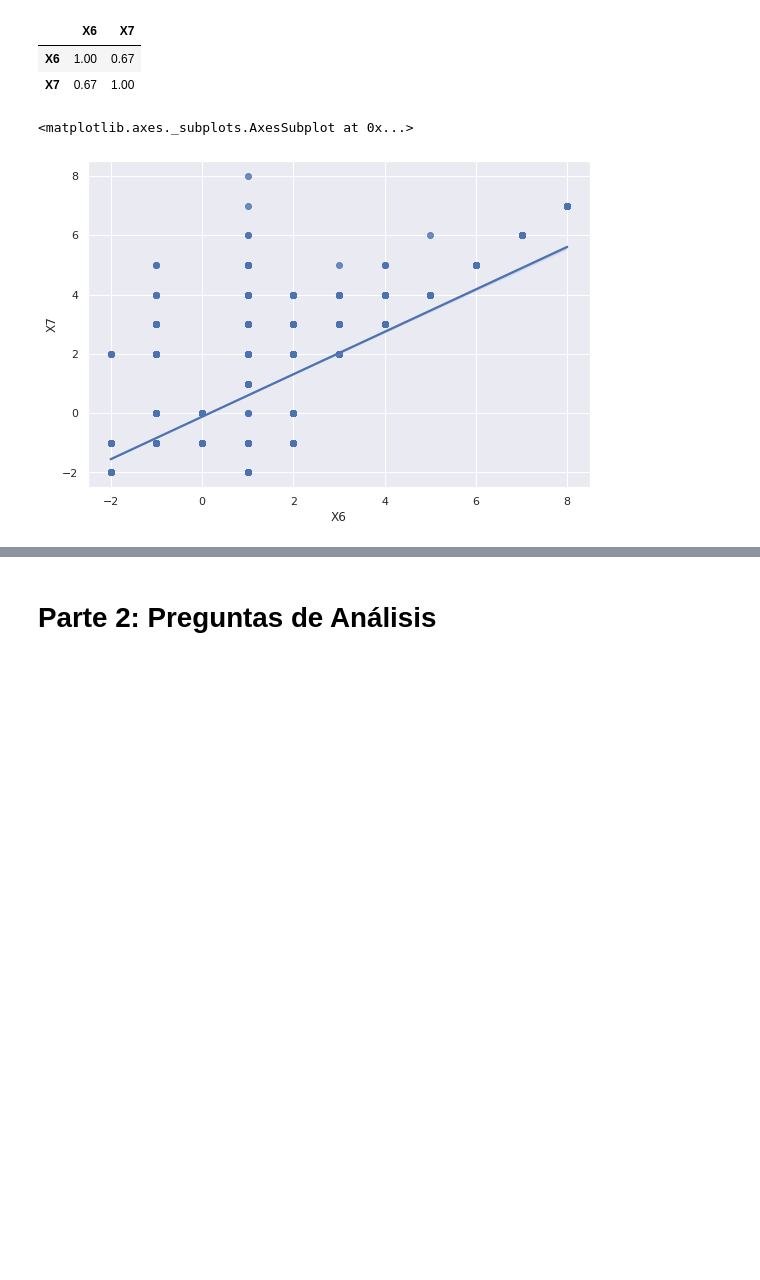
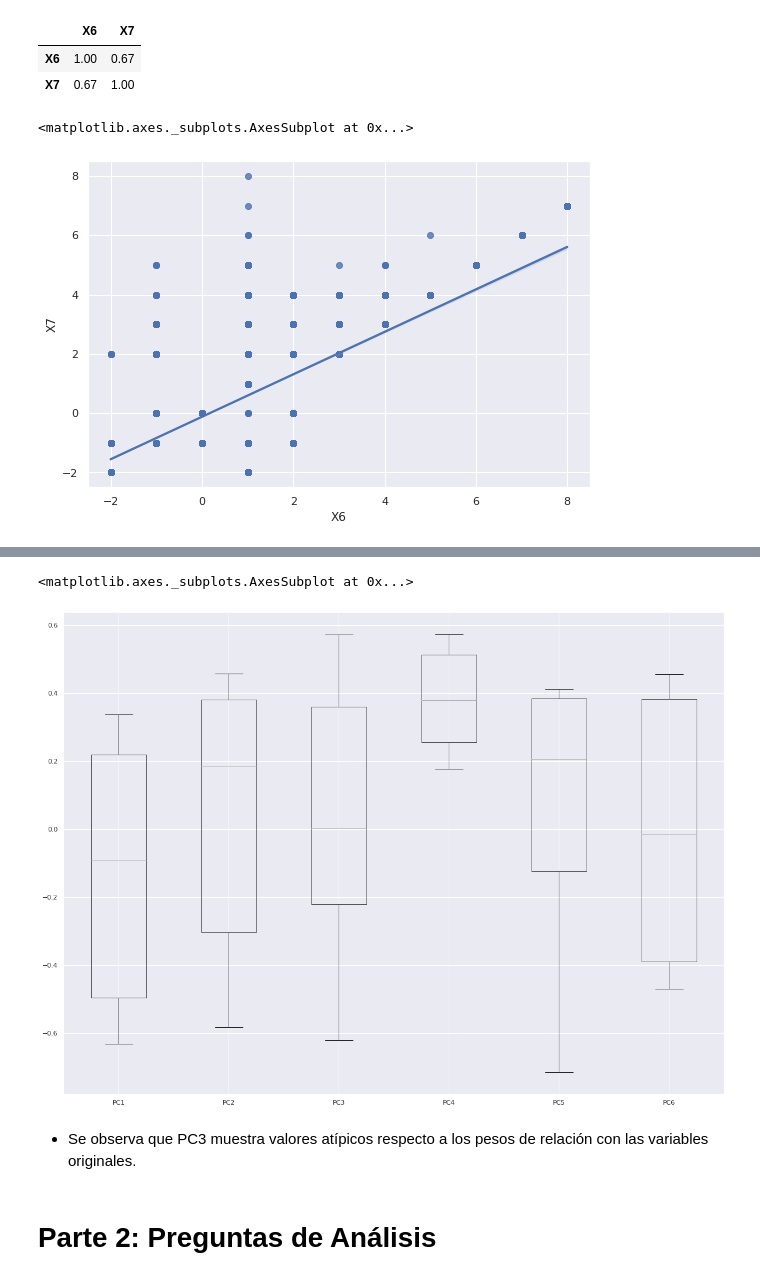
Before and after one commit to PosgradoMNA/actividades-de-aprendizaje-rzunick, a Jupyter notebook: Semana_4_Actividad_1_Practica_PCA_Ronald_Zuniga_A01686240.ipynb, the cells around one changed output, grey strips where cells are left out. Cells and saved outputs as stored; diff of their text form; code cells hidden in the pictures; blank space fills up the shorter version.

```diff
--- a/Semana_4_Actividad_1_Practica_PCA_Ronald_Zuniga_A01686240.ipynb
+++ b/Semana_4_Actividad_1_Practica_PCA_Ronald_Zuniga_A01686240.ipynb
@@ -251,0 +272,5 @@ Considerando la anterior, observamos que si eliminamos `z2 = PC2` mantendríamos
+# %%
+# Calculo de PCA
+pcs = PCA()
+pcs_t = pcs.fit_transform(df_num)
+pcs_t[:5]
@@ -251,0 +305,6 @@ Considerando la anterior, observamos que si eliminamos `z2 = PC2` mantendríamos
+# %%
+# Se agregan labels de acuerdo al componente
+
+pcs_labels = [f'PC{i + 1}' for i in range(len(df_num.columns))]
+pcsSummary_df.index = pcs_labels
+pcsSummary_df
@@ -251,0 +319,11 @@ Considerando la anterior, observamos que si eliminamos `z2 = PC2` mantendríamos
+# %%
+# Verificación de varianzas entre modelos
+
+pcs_df = pd.DataFrame(pcs_t, columns =pcs_labels)
+
+A = df_num.var().sum()
+B = pcs_df.var().sum()
+
+print("Varianza total variables originales: ", A)
+print("Varianza total de los componentes: ", B)
+print("Diferencia entre varianzas: ", abs(A-B))
@@ -251,0 +337,4 @@ Considerando la anterior, observamos que si eliminamos `z2 = PC2` mantendríamos
+# %%
+# Analisis de composición entre atributos y PC
+comps_df = pd.DataFrame(pcs.components_.round(4),columns = pcs_df.columns,index = df_num.columns)
+comps_df.iloc[:,:2]
@@ -252,2 +381,10 @@ Considerando la anterior, observamos que si eliminamos `z2 = PC2` mantendríamos
+# %%
+# Análisis de valores atípicos - Componentes Principales
+comps_df.boxplot()
+# %% [output]
+<matplotlib.axes._subplots.AxesSubplot at 0x...>
+[figure, added]
+# %% [markdown]
+* Se observa que PC3 muestra valores atípicos respecto a los pesos de relación con las variables originales.
 # %% [markdown]
 # Parte 2: Preguntas de Análisis
```
Also changed, not shown: parts of 23 cells of this notebook.
